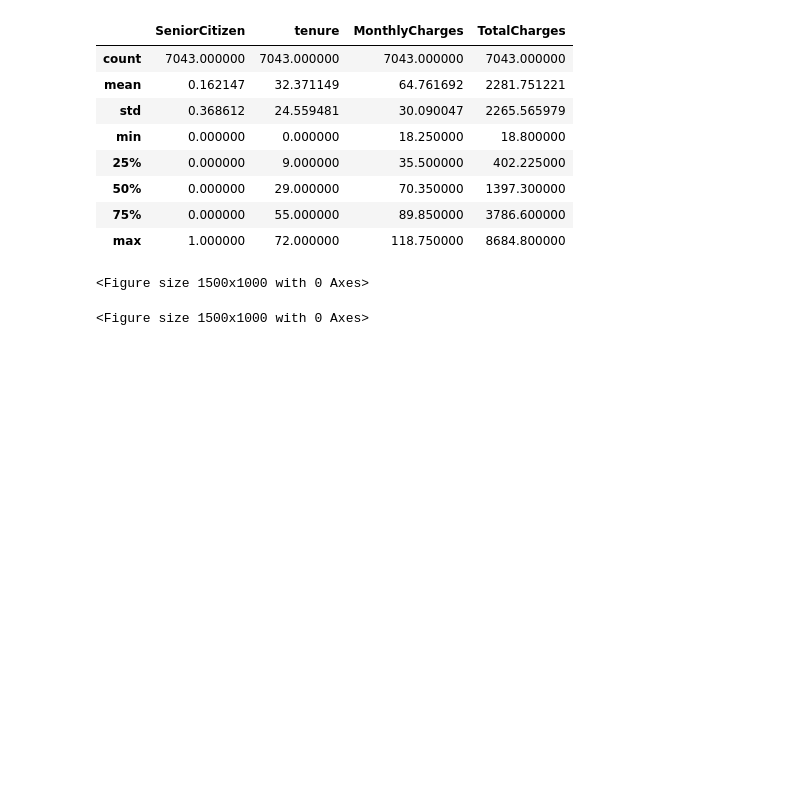
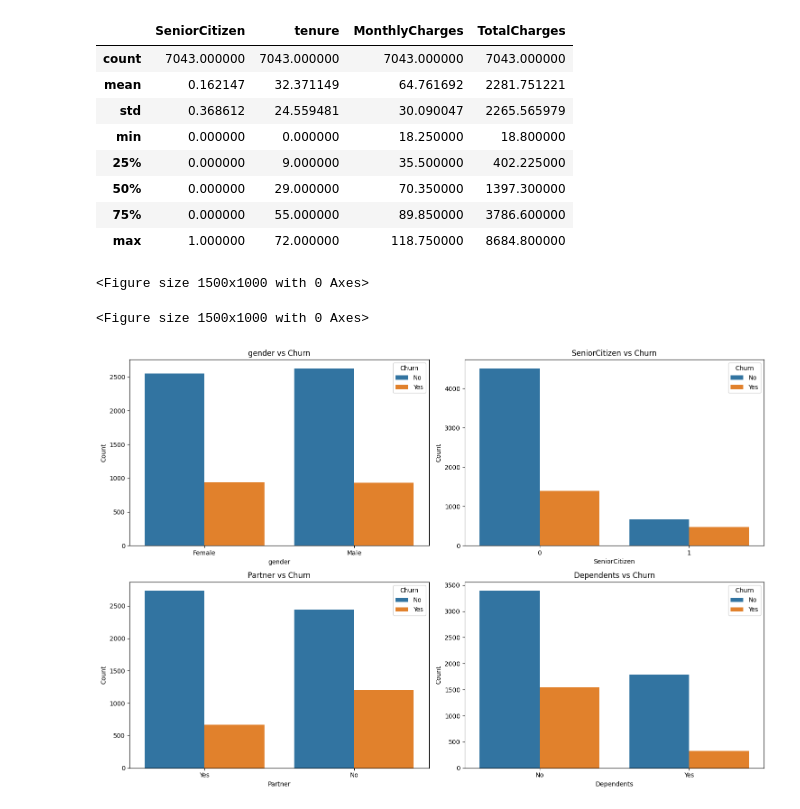
Before and after one commit to KosalChansothay/Customer-Churn-Project, a Jupyter notebook: code.ipynb, the cells around one changed output. Drawn from its saved outputs; the diff is of its cells as text; code cells hidden in the pictures; blank space fills up the shorter version.

Commit message:
Add more visualization

```diff
--- a/code.ipynb
+++ b/code.ipynb
@@ -370,3 +370,16 @@ fig = px.box(df, x='Churn', y='TotalCharges', color='Churn')
 fig.show()
 # %% [output]
 <Figure size 1500x1000 with 0 Axes>
+# %%
+cols = ['gender', 'SeniorCitizen', 'Partner', 'Dependents']
+fig, axes = plt.subplots(2,2, figsize=(15,10))
+for i, ax in enumerate(axes.flat):
+    if i < len(cols):
+        sns.countplot(x=cols[i], data=df, hue='Churn', ax=ax)
+        ax.set_title(f'{cols[i]} vs Churn')
+        ax.set_xlabel(cols[i])
+        ax.set_ylabel('Count')
+plt.tight_layout()
+plt.show()
+# %% [output]
+[figure, added]
```
